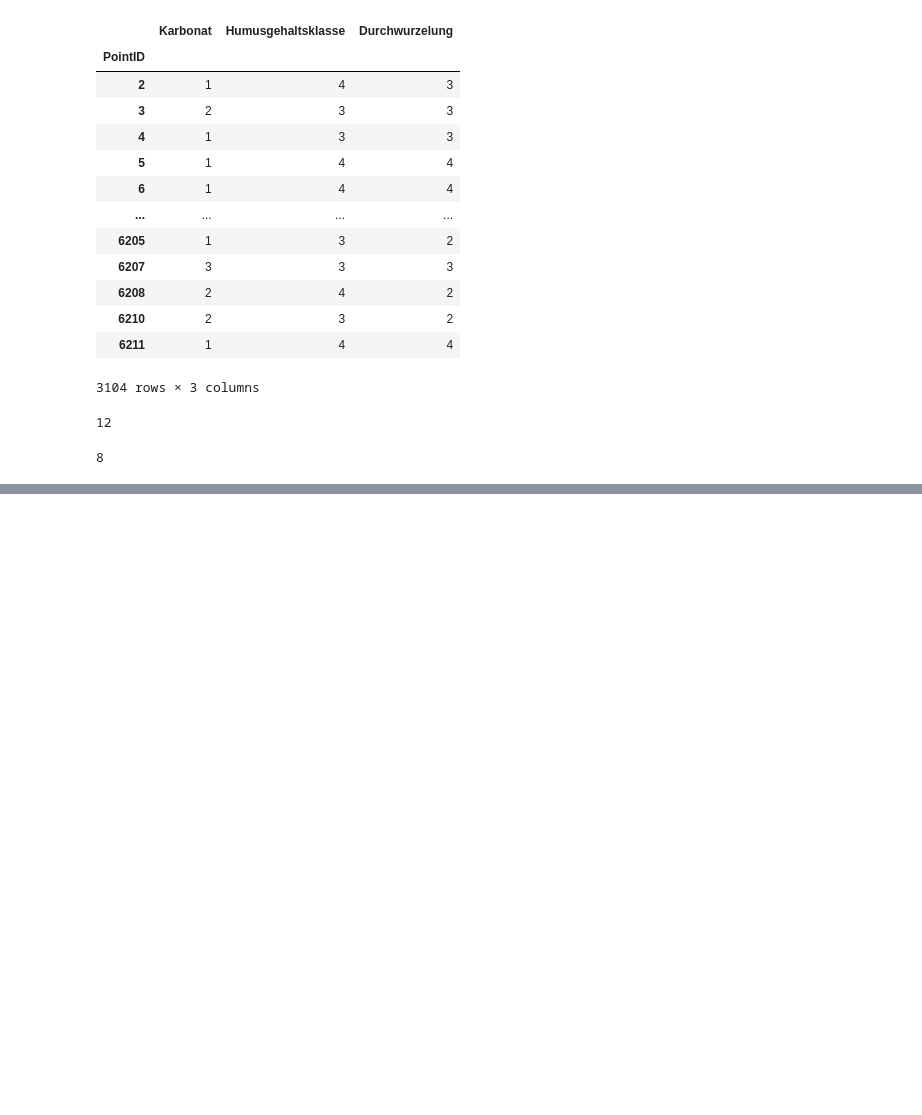
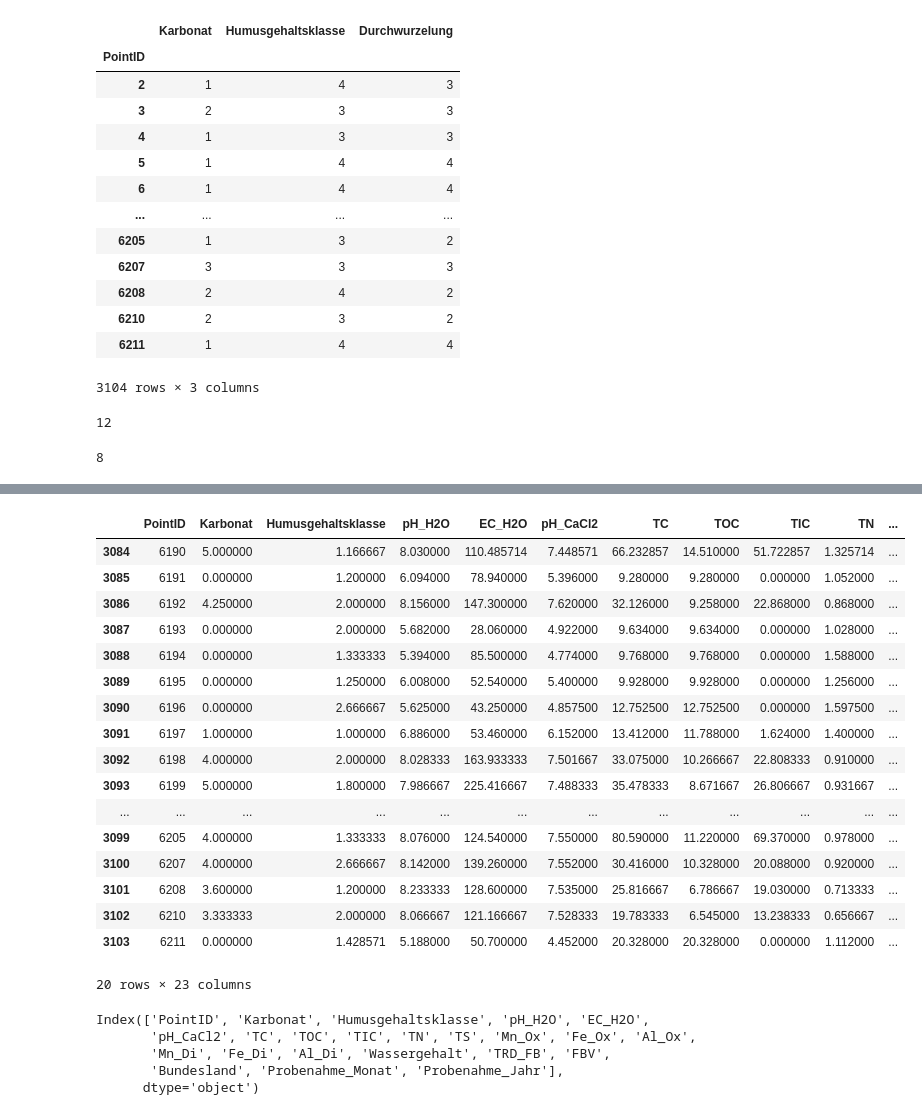
Before and after one commit to Kenny101-dot/soil-analysis-, a Jupyter notebook: CREATE_Dataset.ipynb, the cells around one changed output, grey strips where cells are left out. Cells and saved outputs as stored; diff of their text form; code cells hidden in the pictures; blank space fills up the shorter version.

```diff
--- a/CREATE_Dataset.ipynb
+++ b/CREATE_Dataset.ipynb
@@ -340,0 +347,2 @@ array([nan,  0.,  2.,  6.,  3.,  5.,  4.,  1.])
+# %%
+df2['Karbonat'] = pd.to_numeric(df2['Karbonat'], errors='coerce')
@@ -340,0 +368,13 @@ array([nan,  0.,  2.,  6.,  3.,  5.,  4.,  1.])
+# %%
+# Calculate mean of all duplicates in df2
+df2_mean = df2.groupby("PointID").mean(numeric_only=True).reset_index()
+
+# Calculate mean of all duplicates in df1
+df1_mean = df1.groupby("PointID").mean(numeric_only=True).reset_index()
+
+# Display the results
+print("Mean of duplicates in df2:")
+print(df2_mean.head())
+
+print("\nMean of duplicates in df1:")
+print(df1_mean.head())
@@ -340,0 +430,9 @@ array([nan,  0.,  2.,  6.,  3.,  5.,  4.,  1.])
+# %%
+# Perform left join of df2_mean with df1_mean
+df2_mean_with_df1 = df2_mean.merge(df1_mean, on="PointID", how="left")
+
+# Perform left join of the result with df3
+df2_mean_with_df1_and_df3 = df2_mean_with_df1.merge(df3, on="PointID", how="left")
+
+# Display the resulting DataFrame
+df2_mean_with_df1_and_df3.head()
@@ -340,0 +449,29 @@ array([nan,  0.,  2.,  6.,  3.,  5.,  4.,  1.])
+# %%
+df2_mean_with_df1_and_df3.tail(20)
+# %% [output]
+|  | PointID | Karbonat | Humusgehaltsklasse | pH_H2O | EC_H2O | pH_CaCl2 | TC | TOC | TIC | TN | ... |
+| 3084 | 6190 | 5.000000 | 1.166667 | 8.030000 | 110.485714 | 7.448571 | 66.232857 | 14.510000 | 51.722857 | 1.325714 | ... |
+| 3085 | 6191 | 0.000000 | 1.200000 | 6.094000 | 78.940000 | 5.396000 | 9.280000 | 9.280000 | 0.000000 | 1.052000 | ... |
+| 3086 | 6192 | 4.250000 | 2.000000 | 8.156000 | 147.300000 | 7.620000 | 32.126000 | 9.258000 | 22.868000 | 0.868000 | ... |
+| 3087 | 6193 | 0.000000 | 2.000000 | 5.682000 | 28.060000 | 4.922000 | 9.634000 | 9.634000 | 0.000000 | 1.028000 | ... |
+| 3088 | 6194 | 0.000000 | 1.333333 | 5.394000 | 85.500000 | 4.774000 | 9.768000 | 9.768000 | 0.000000 | 1.588000 | ... |
+| 3089 | 6195 | 0.000000 | 1.250000 | 6.008000 | 52.540000 | 5.400000 | 9.928000 | 9.928000 | 0.000000 | 1.256000 | ... |
+| 3090 | 6196 | 0.000000 | 2.666667 | 5.625000 | 43.250000 | 4.857500 | 12.752500 | 12.752500 | 0.000000 | 1.597500 | ... |
+| 3091 | 6197 | 1.000000 | 1.000000 | 6.886000 | 53.460000 | 6.152000 | 13.412000 | 11.788000 | 1.624000 | 1.400000 | ... |
+| 3092 | 6198 | 4.000000 | 2.000000 | 8.028333 | 163.933333 | 7.501667 | 33.075000 | 10.266667 | 22.808333 | 0.910000 | ... |
+| 3093 | 6199 | 5.000000 | 1.800000 | 7.986667 | 225.416667 | 7.488333 | 35.478333 | 8.671667 | 26.806667 | 0.931667 | ... |
+| ... | ... | ... | ... | ... | ... | ... | ... | ... | ... | ... | ... |
+| 3099 | 6205 | 4.000000 | 1.333333 | 8.076000 | 124.540000 | 7.550000 | 80.590000 | 11.220000 | 69.370000 | 0.978000 | ... |
+| 3100 | 6207 | 4.000000 | 2.666667 | 8.142000 | 139.260000 | 7.552000 | 30.416000 | 10.328000 | 20.088000 | 0.920000 | ... |
+| 3101 | 6208 | 3.600000 | 1.200000 | 8.233333 | 128.600000 | 7.535000 | 25.816667 | 6.786667 | 19.030000 | 0.713333 | ... |
+| 3102 | 6210 | 3.333333 | 2.000000 | 8.066667 | 121.166667 | 7.528333 | 19.783333 | 6.545000 | 13.238333 | 0.656667 | ... |
+| 3103 | 6211 | 0.000000 | 1.428571 | 5.188000 | 50.700000 | 4.452000 | 20.328000 | 20.328000 | 0.000000 | 1.112000 | ... |
+20 rows × 23 columns
+# %%
+df2_mean_with_df1_and_df3.columns
+# %% [output]
+Index(['PointID', 'Karbonat', 'Humusgehaltsklasse', 'pH_H2O', 'EC_H2O',
+       'pH_CaCl2', 'TC', 'TOC', 'TIC', 'TN', 'TS', 'Mn_Ox', 'Fe_Ox', 'Al_Ox',
+       'Mn_Di', 'Fe_Di', 'Al_Di', 'Wassergehalt', 'TRD_FB', 'FBV',
+       'Bundesland', 'Probenahme_Monat', 'Probenahme_Jahr'],
+      dtype='object')
```
Also changed, not shown: parts of 11 cells of this notebook, 2 other files.
